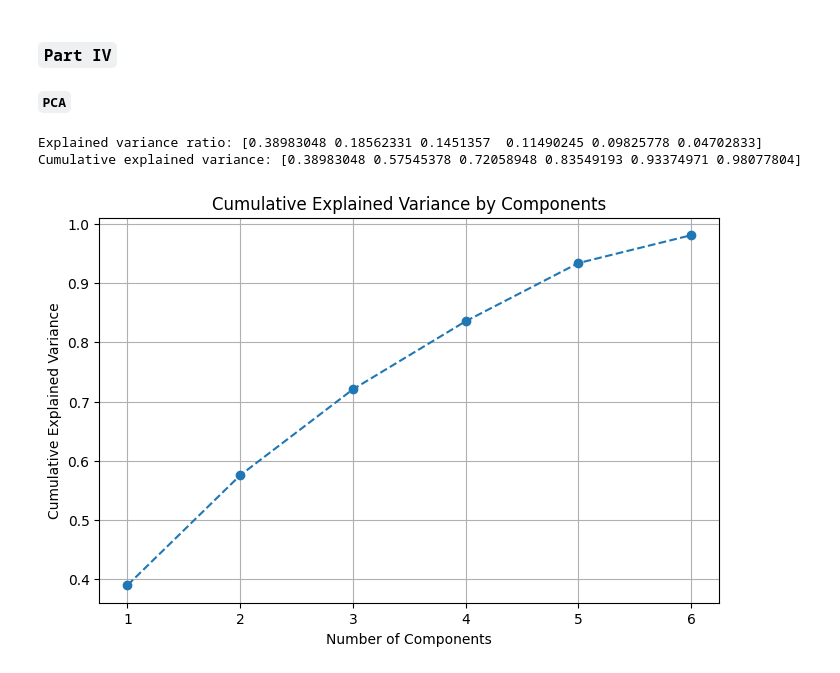
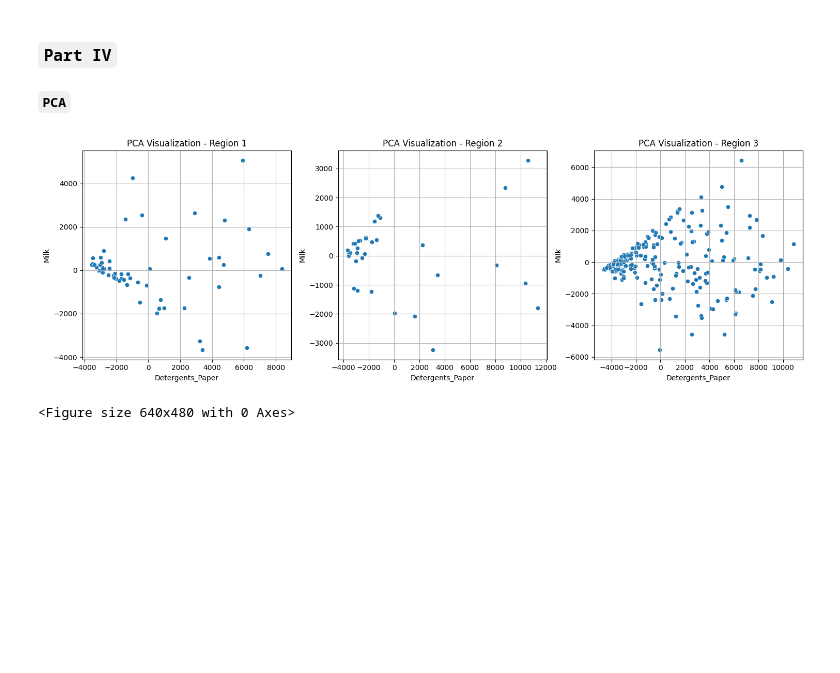
Before and after one commit to leoaugusto1976/LHL-Unsupervised-Learning-Project, a Jupyter notebook: notebooks/MachineLearning_UnSupervised_Fonseca_Leonardo.ipynb, the cells around one changed output. Drawn from its saved outputs; the diff is of its cells as text; code cells hidden in the pictures; blank space fills up the shorter version.

```diff
--- a/notebooks/MachineLearning_UnSupervised_Fonseca_Leonardo.ipynb
+++ b/notebooks/MachineLearning_UnSupervised_Fonseca_Leonardo.ipynb
@@ -255,29 +276,34 @@ plot_dendrogram(X)
 ### `Part IV`
 
 ##### `PCA`
-# %%
-# Perform PCA
-pca = PCA(n_components=6)  # Considering all components for now
-pca.fit(scaled_data)
-
-# Explained variance ratio
-explained_var = pca.explained_variance_ratio_
-print('Explained variance ratio:', explained_var)
-
-# Cumulative explained variance
-cumulative_var = explained_var.cumsum()
-print('Cumulative explained variance:', cumulative_var)
-
-# Plotting the explained variance
-plt.figure(figsize=(8, 5))
-plt.plot(range(1, len(explained_var) + 1), cumulative_var, marker='o', linestyle='--')
-plt.xlabel('Number of Components')
-plt.ylabel('Cumulative Explained Variance')
-plt.title('Cumulative Explained Variance by Components')
-plt.xticks(range(1, len(explained_var) + 1))
-plt.grid(True)
-plt.show()
-# %% [output]
-Explained variance ratio: [0.38983048 0.18562331 0.1451357  0.11490245 0.09825778 0.04702833]
-Cumulative explained variance: [0.38983048 0.57545378 0.72058948 0.83549193 0.93374971 0.98077804]
-[figure, removed]
+# %%
+# Subset the data for each region
+region1_data = df[df['Region'] == 1][['Detergents_Paper','Milk']]
+region2_data = df[df['Region'] == 2][['Detergents_Paper','Milk']]
+region3_data = df[df['Region'] == 3][['Detergents_Paper','Milk']]
+
+features = ['Detergents_Paper', 'Milk']
+
+fig, axs = plt.subplots(1, 3, figsize=(15, 5))
+
+# Iterate over regions
+for i, region_data in enumerate([region1_data, region2_data, region3_data]):
+    # Applying PCA
+    pca = PCA(n_components=2)
+    pca_result = pca.fit_transform(region_data[features])
+
+    # Visualize PCA for each region
+    sns.scatterplot(x=pca_result[:, 0], y=pca_result[:, 1], ax=axs[i])
+    axs[i].set_title(f'PCA Visualization - Region {i+1}')
+    axs[i].set_xlabel('Detergents_Paper')
+    axs[i].set_ylabel('Milk')
+    axs[i].grid(True)
+
+plt.tight_layout()
+plt.show()
+
+plt.tight_layout()
+plt.show()
+# %% [output]
+[figure, added]
+<Figure size 640x480 with 0 Axes>
```
Also changed, not shown: parts of 12 cells of this notebook, 1 other file.
